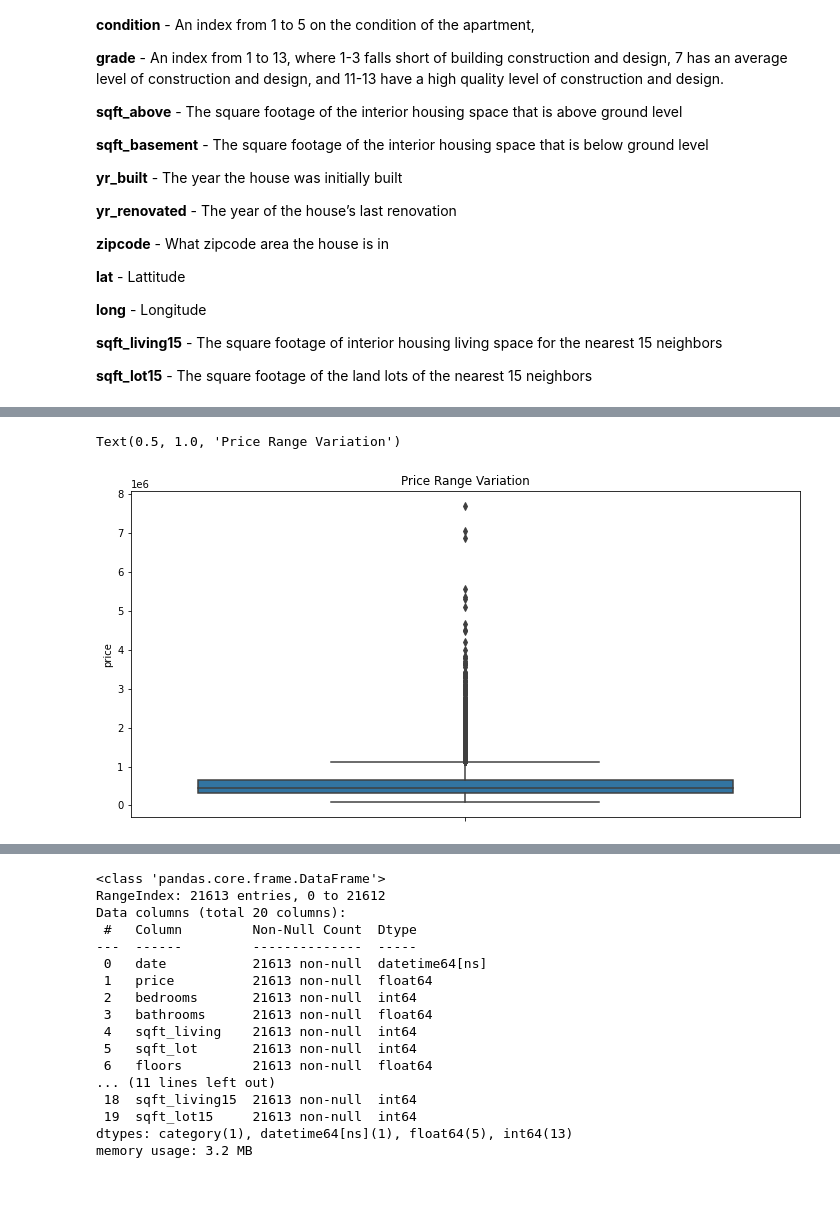
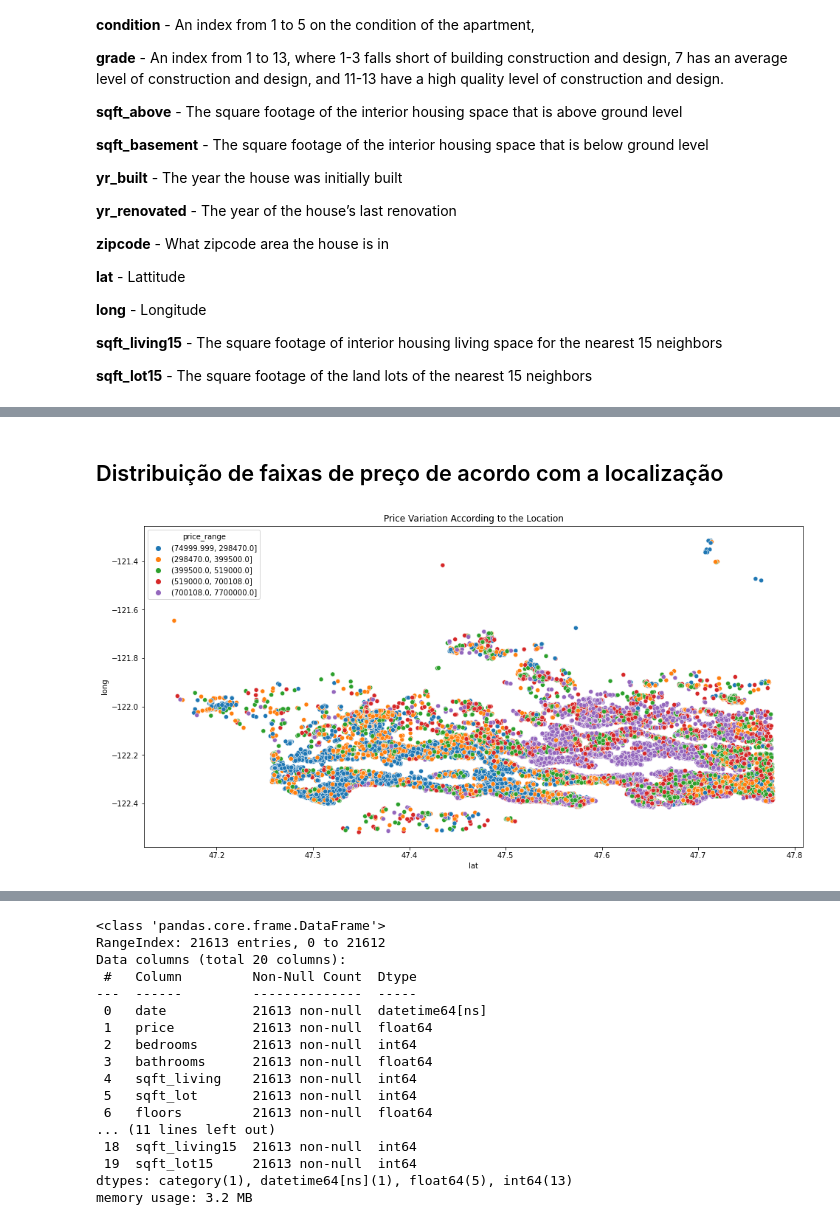
Before and after one commit to GabrielG16/HouseRocket-Pricing, a Jupyter notebook: Insights.ipynb, the cells around one changed output, grey strips where cells are left out. Saved outputs shown, nothing was run; the diff lists cells and outputs as text; code cells hidden in the pictures; blank space fills up the shorter version.

```diff
--- a/Insights.ipynb
+++ b/Insights.ipynb
@@ -95,10 +97,5 @@ round(df.describe(),2)
 | 50% | 3.904930e+09 | 450000.00 | 3.00 | 2.25 | 1910.00 | 7618.00 | 1.50 | 0.00 | 0.00 | 3.00 | ... |
 | 75% | 7.308900e+09 | 645000.00 | 4.00 | 2.50 | 2550.00 | 10688.00 | 2.00 | 0.00 | 0.00 | 4.00 | ... |
 | max | 9.900000e+09 | 7700000.00 | 33.00 | 8.00 | 13540.00 | 1651359.00 | 3.50 | 1.00 | 4.00 | 5.00 | ... |
-# %%
-plt.figure(figsize = (12,6))
-sns.boxplot(y='price', data=df)
-plt.title('Price Range Variation')
-# %% [output]
-Text(0.5, 1.0, 'Price Range Variation')
-[figure, removed]
+# %% [markdown]
+## Distribuição de faixas de preço de acordo com a localização
@@ -104,0 +104,7 @@ Text(0.5, 1.0, 'Price Range Variation')
+# %%
+plt.figure(figsize=(16,8))
+sns.scatterplot(data = df, x='lat',y='long', hue = 'price_range')
+plt.title('Price Variation According to the Location')
+plt.show()
+# %% [output]
+[figure, added]
```
Also changed, not shown: parts of 22 cells of this notebook.
